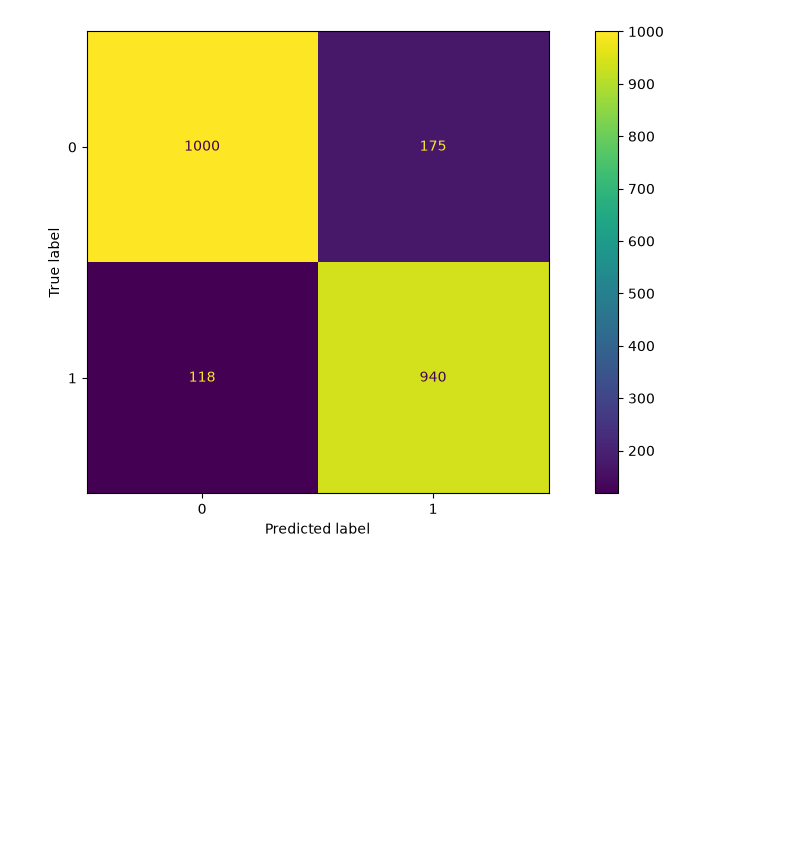
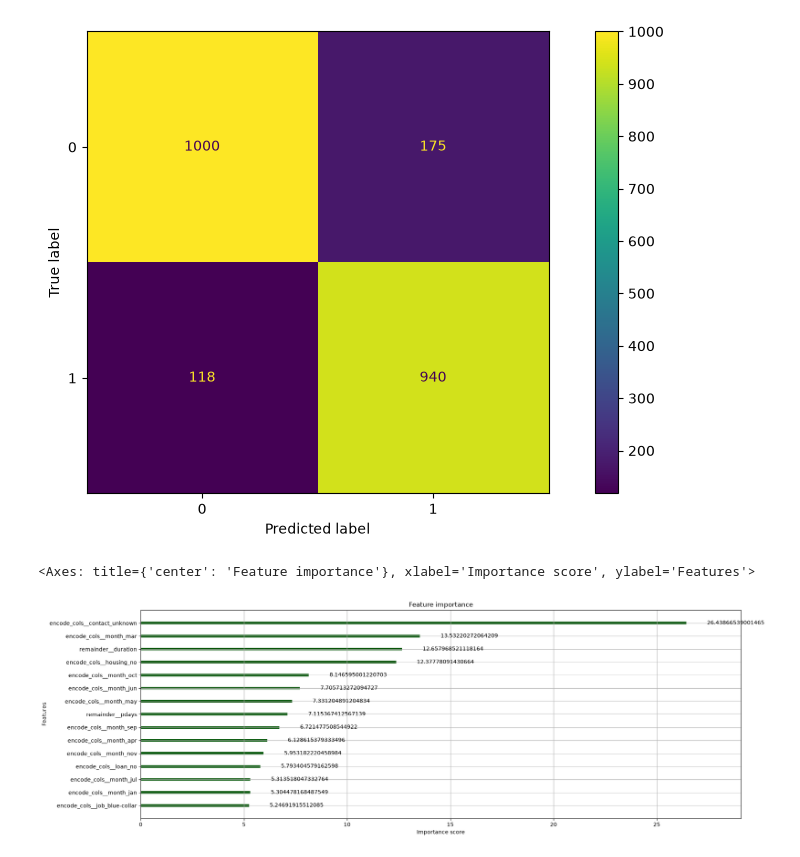
Before and after one commit to Lang-Shin/applied-ml-pipelines, a Jupyter notebook: XGBoost/Practice2/Term_Deposit_Subscription_Prediction.ipynb, the cells around one changed output. Saved outputs shown, nothing was run; the diff lists cells and outputs as text; code cells hidden in the pictures; blank space fills up the shorter version.

```diff
--- a/XGBoost/Practice2/Term_Deposit_Subscription_Prediction.ipynb
+++ b/XGBoost/Practice2/Term_Deposit_Subscription_Prediction.ipynb
@@ -141,3 +141,24 @@ ConfusionMatrixDisplay.from_predictions(y_test, predictions, ax=ax)
 # %% [output]
 <sklearn.metrics._plot.confusion_matrix.ConfusionMatrixDisplay at 0x...>
 [figure]
+# %%
+# Plot Model's Feature Importance
+import xgboost as xgb
+fig, ax = plt.subplots(figsize=(20, 7))
+
+best_estimator = rs_cv.best_estimator_
+model = best_estimator.named_steps['model']
+encoded_cols = best_estimator.named_steps['preprocessor'].get_feature_names_out()
+
+model.get_booster().feature_names = list(encoded_cols)
+
+xgb.plot_importance(
+    model,
+    ax=ax,
+    max_num_features=15,
+    importance_type='gain',
+    color="#0F5E13"
+)
+# %% [output]
+<Axes: title={'center': 'Feature importance'}, xlabel='Importance score', ylabel='Features'>
+[figure, added]
```
